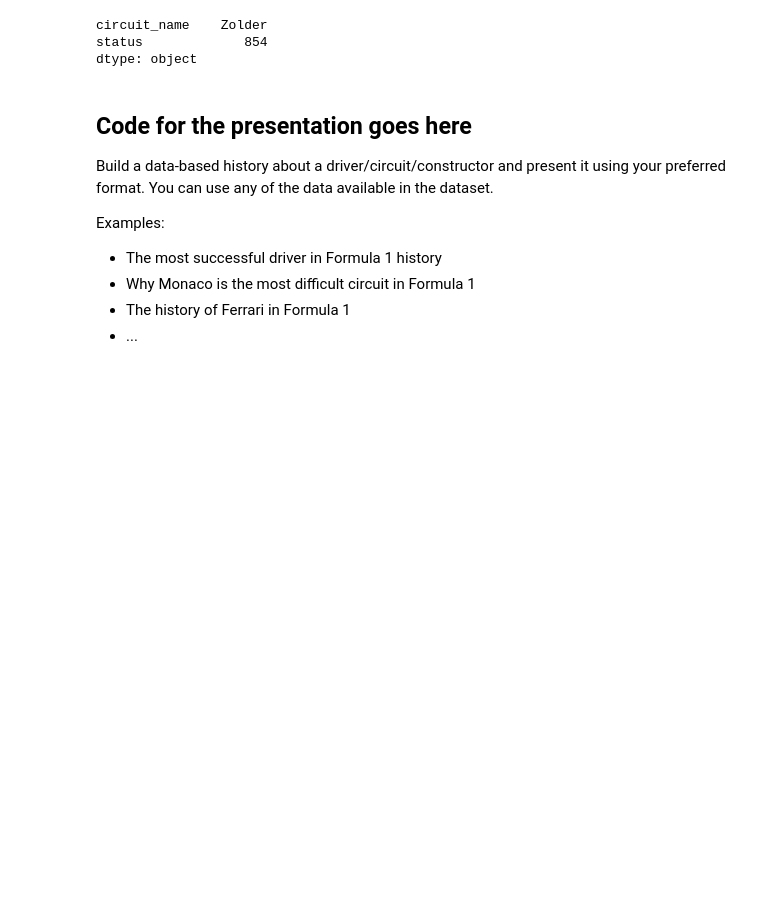
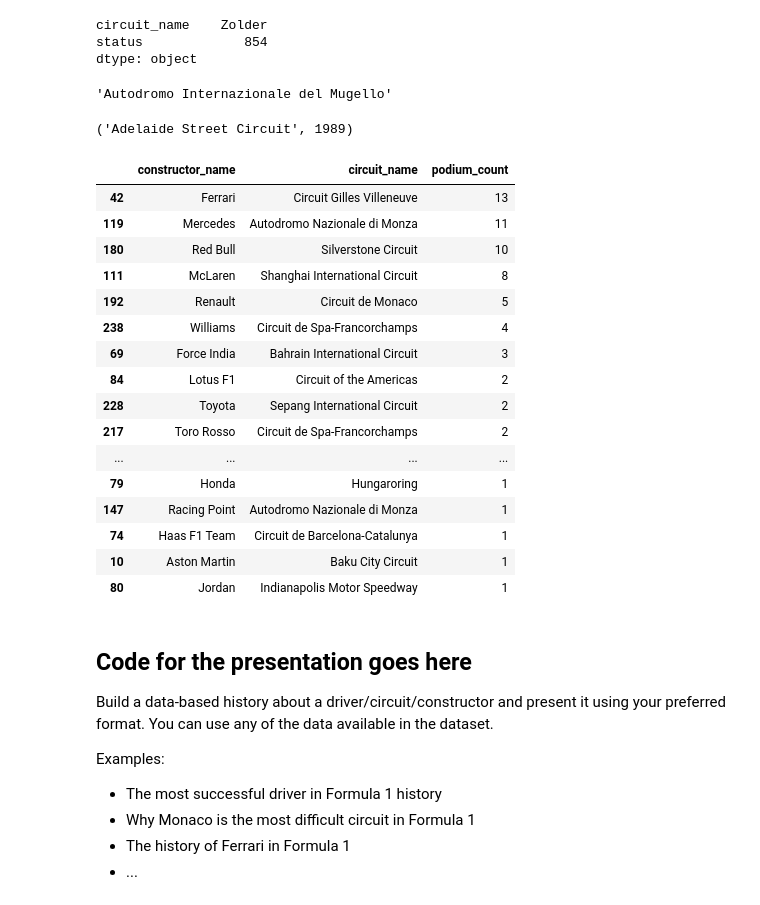
Before and after one commit to BOYSABIO/IE-University, a Jupyter notebook: IE_MASTERS/7_PYTHON_FOR_DATA_ANALYSIS/GROUP_PROJECT/group_assignment (3).ipynb, the cells around one changed output. Cells and saved outputs as stored; diff of their text form; code cells hidden in the pictures; blank space fills up the shorter version.

Commit message:
Finished first questions for python group project

```diff
--- a/IE_MASTERS/7_PYTHON_FOR_DATA_ANALYSIS/GROUP_PROJECT/group_assignment (3).ipynb
+++ b/IE_MASTERS/7_PYTHON_FOR_DATA_ANALYSIS/GROUP_PROJECT/group_assignment (3).ipynb
@@ -268,6 +268,38 @@ df_not_finished.groupby('circuit_name')['status'].size().reset_index().max()
 circuit_name    Zolder
 status             854
 dtype: object
+# %%
+df_wins.groupby('circuit_name')['age'].mean().idxmax()
+# %% [output]
+'Autodromo Internazionale del Mugello'
+# %%
+no_finish = df[df['final_position'].isna()]
+
+no_finish.groupby(['circuit_name', 'year'])['final_position'].size().idxmax()
+# %% [output]
+('Adelaide Street Circuit', 1989)
+# %%
+constructor_circuit = df_podiums.groupby(['constructor_name', 'circuit_name'])['rank'].size().reset_index(name = 'podium_count')
+constructor_circuit
+constructor_circuit.loc[constructor_circuit.groupby('constructor_name')['podium_count'].idxmax()].sort_values(by = 'podium_count', ascending = False)
+# %% [output]
+|  | constructor_name | circuit_name | podium_count |
+| 42 | Ferrari | Circuit Gilles Villeneuve | 13 |
+| 119 | Mercedes | Autodromo Nazionale di Monza | 11 |
+| 180 | Red Bull | Silverstone Circuit | 10 |
+| 111 | McLaren | Shanghai International Circuit | 8 |
+| 192 | Renault | Circuit de Monaco | 5 |
+| 238 | Williams | Circuit de Spa-Francorchamps | 4 |
+| 69 | Force India | Bahrain International Circuit | 3 |
+| 84 | Lotus F1 | Circuit of the Americas | 2 |
+| 228 | Toyota | Sepang International Circuit | 2 |
+| 217 | Toro Rosso | Circuit de Spa-Francorchamps | 2 |
+| ... | ... | ... | ... |
+| 79 | Honda | Hungaroring | 1 |
+| 147 | Racing Point | Autodromo Nazionale di Monza | 1 |
+| 74 | Haas F1 Team | Circuit de Barcelona-Catalunya | 1 |
+| 10 | Aston Martin | Baku City Circuit | 1 |
+| 80 | Jordan | Indianapolis Motor Speedway | 1 |
 # %% [markdown]
 ## Code for the presentation goes here
 
```
